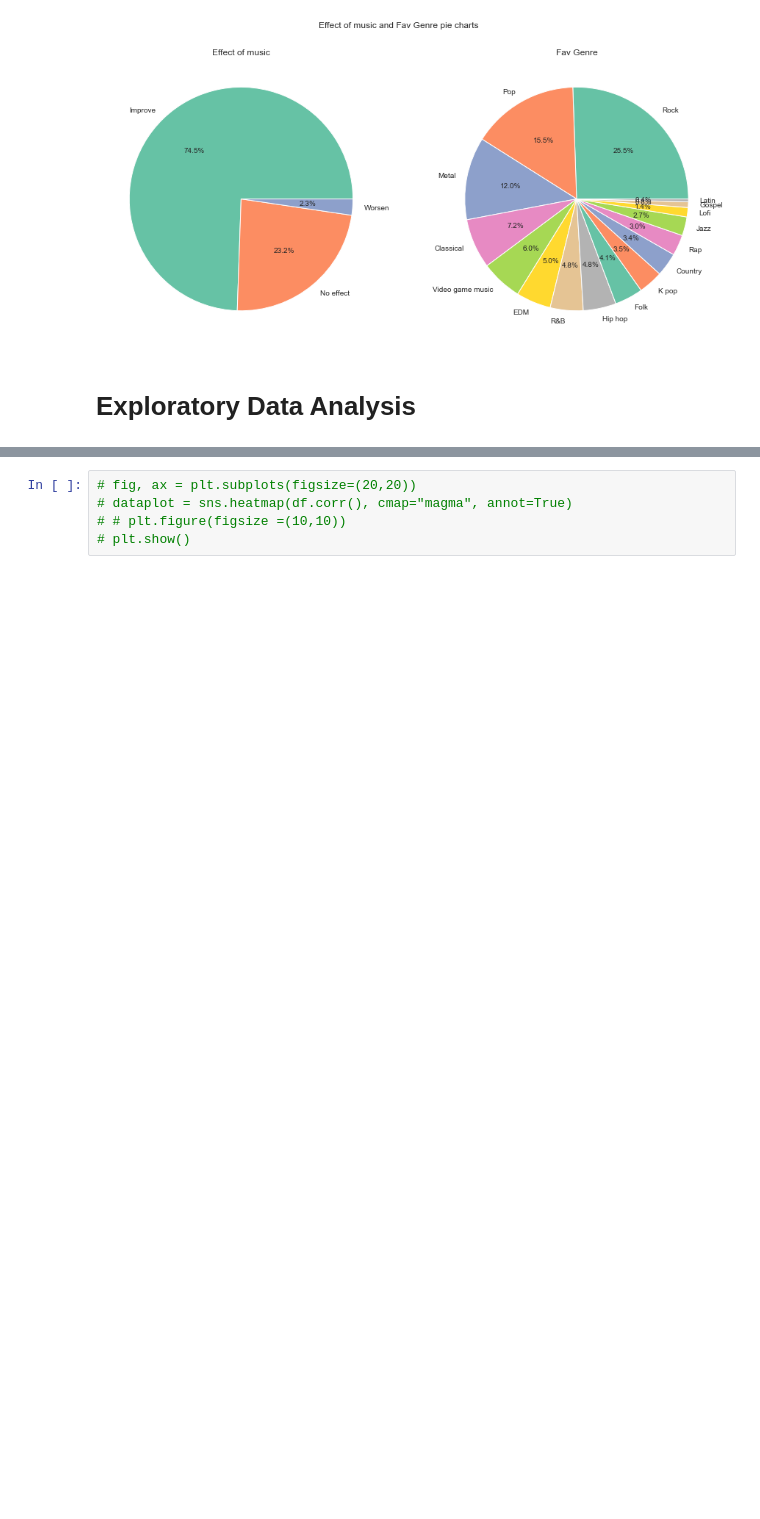
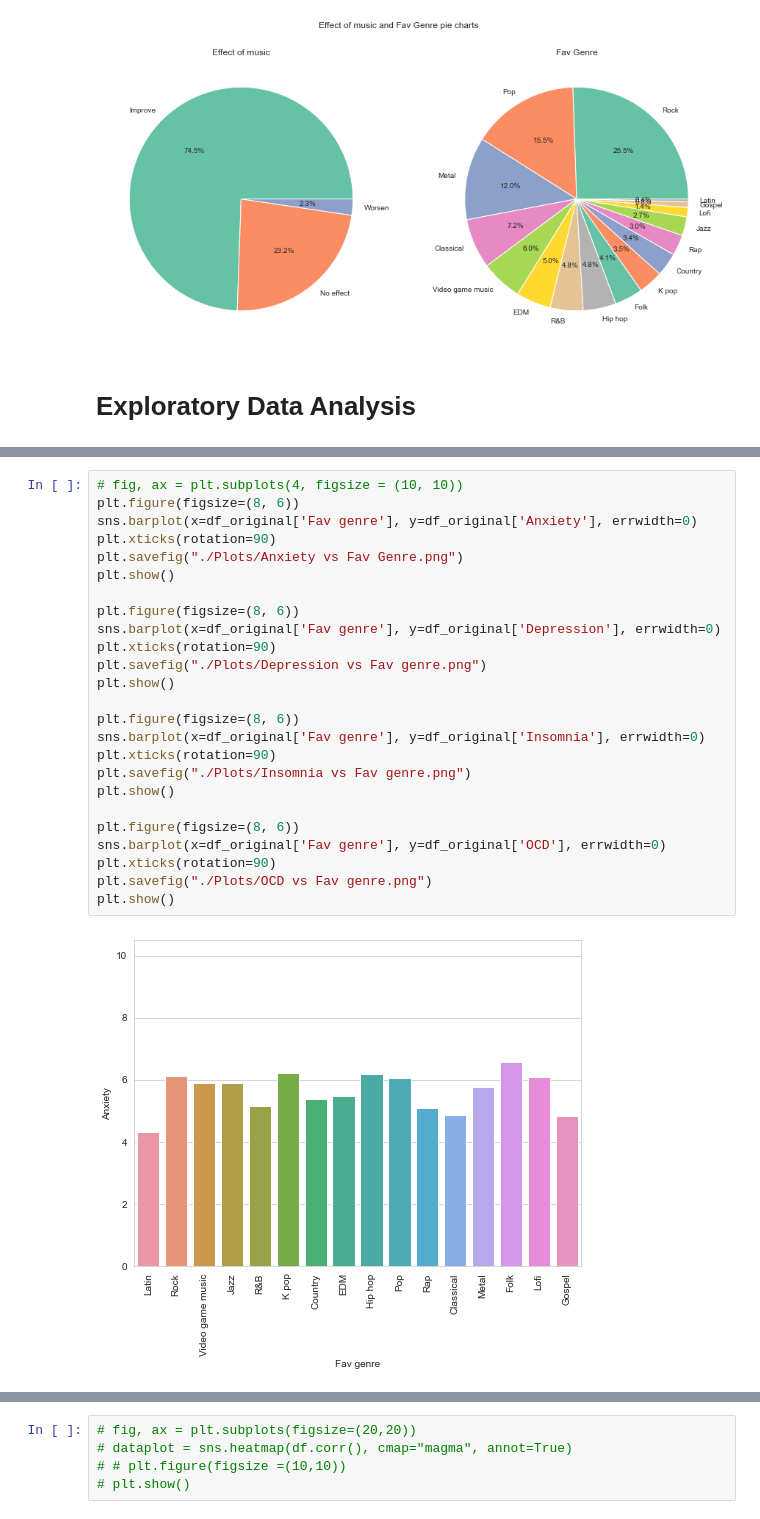
Before and after one commit to DivyanshTiwari23/BRSM_Project, a Jupyter notebook: BRSM_Project_Psyduck_2.ipynb, the cells around one changed output, grey strips where cells are left out. Cells and saved outputs as stored; diff of their text form; blank space fills up the shorter version.

```diff
--- a/BRSM_Project_Psyduck_2.ipynb
+++ b/BRSM_Project_Psyduck_2.ipynb
@@ -223,0 +270,27 @@ plt.show()
+# %%
+# fig, ax = plt.subplots(4, figsize = (10, 10))
+plt.figure(figsize=(8, 6))
+sns.barplot(x=df_original['Fav genre'], y=df_original['Anxiety'], errwidth=0)
+plt.xticks(rotation=90)
+plt.savefig("./Plots/Anxiety vs Fav Genre.png")
+plt.show()
+
+plt.figure(figsize=(8, 6))
+sns.barplot(x=df_original['Fav genre'], y=df_original['Depression'], errwidth=0)
+plt.xticks(rotation=90)
+plt.savefig("./Plots/Depression vs Fav genre.png")
+plt.show()
+
+plt.figure(figsize=(8, 6))
+sns.barplot(x=df_original['Fav genre'], y=df_original['Insomnia'], errwidth=0)
+plt.xticks(rotation=90)
+plt.savefig("./Plots/Insomnia vs Fav genre.png")
+plt.show()
+
+plt.figure(figsize=(8, 6))
+sns.barplot(x=df_original['Fav genre'], y=df_original['OCD'], errwidth=0)
+plt.xticks(rotation=90)
+plt.savefig("./Plots/OCD vs Fav genre.png")
+plt.show()
+# %% [output]
+[figure, added]
```
Also changed, not shown: parts of 8 cells of this notebook, 12 other files.
